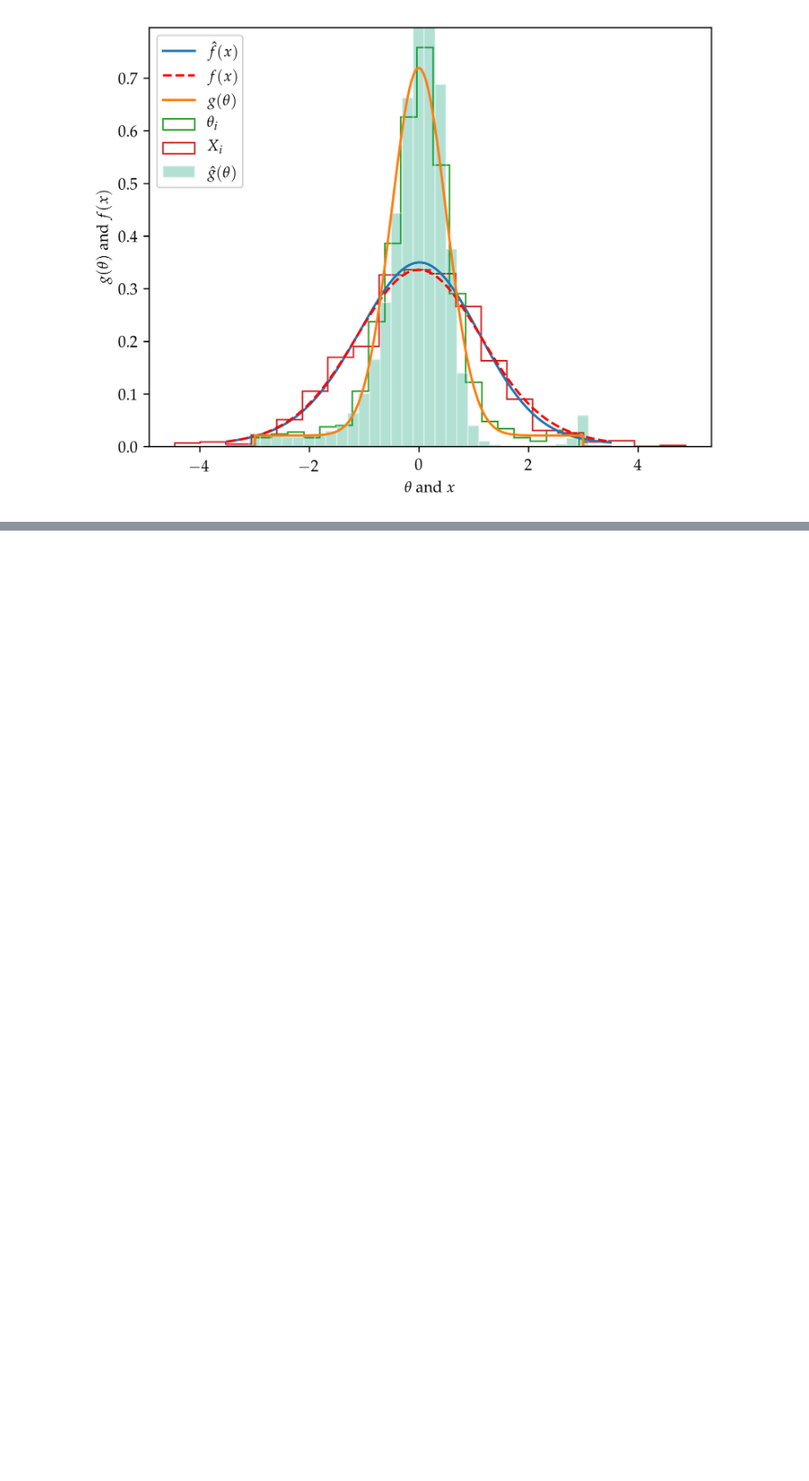
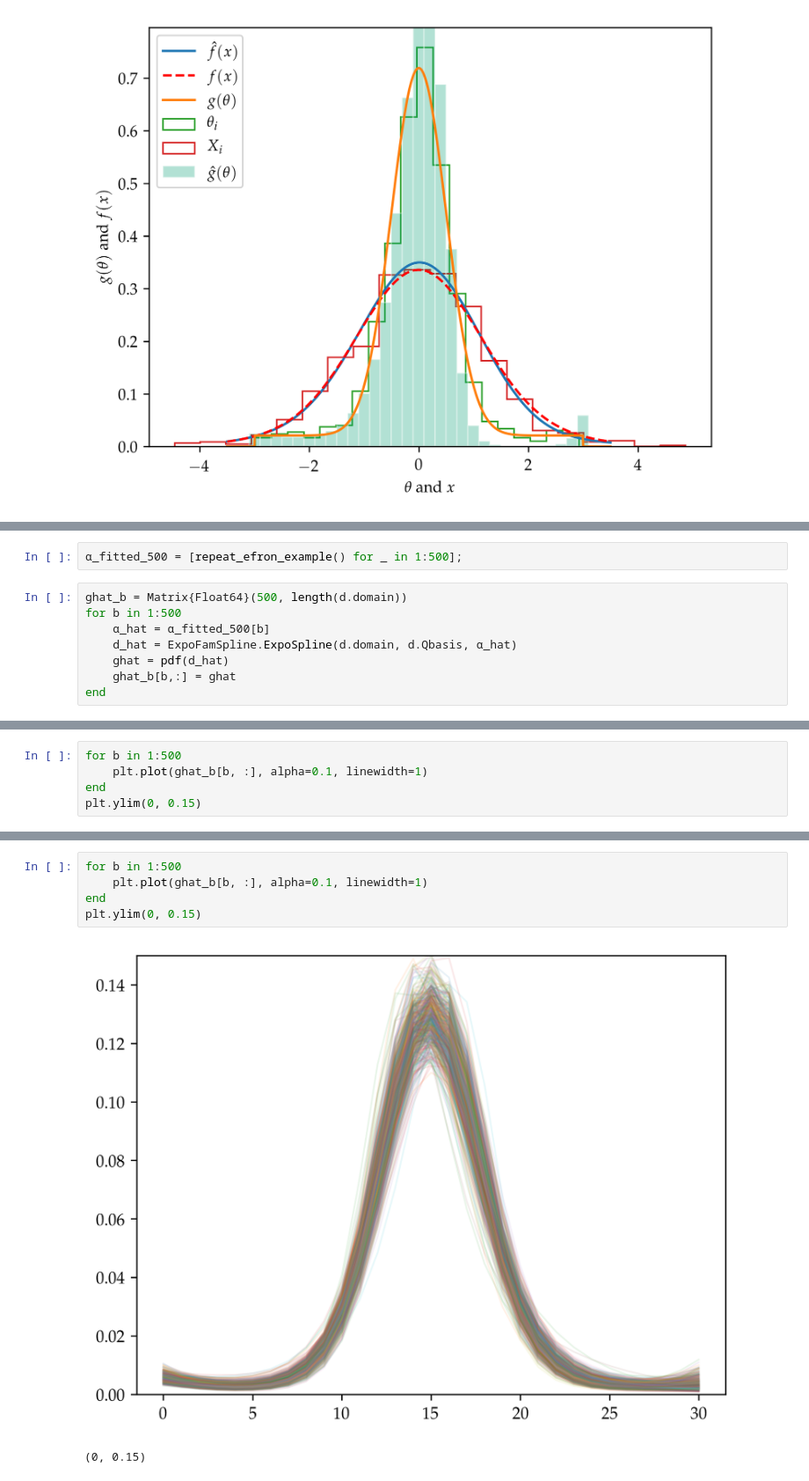
Before and after one commit to maximerischard/DeconvolutionTests.jl, a Jupyter notebook: notebooks/Efron_ExponentialFamily_Splines.ipynb, the cells around one changed output, grey strips where cells are left out. Shown at 88% size. Drawn from its saved outputs; the diff is of its cells as text; blank space fills up the shorter version.

```diff
--- a/notebooks/Efron_ExponentialFamily_Splines.ipynb
+++ b/notebooks/Efron_ExponentialFamily_Splines.ipynb
@@ -679,0 +828,10 @@ plt.legend(loc="upper left")
+# %%
+α_fitted_500 = [repeat_efron_example() for _ in 1:500];
+# %%
+ghat_b = Matrix{Float64}(500, length(d.domain))
+for b in 1:500
+    α_hat = α_fitted_500[b]
+    d_hat = ExpoFamSpline.ExpoSpline(d.domain, d.Qbasis, α_hat)
+    ghat = pdf(d_hat)
+    ghat_b[b,:] = ghat
+end
@@ -679,0 +857,5 @@ plt.legend(loc="upper left")
+# %%
+for b in 1:500
+    plt.plot(ghat_b[b, :], alpha=0.1, linewidth=1)
+end
+plt.ylim(0, 0.15)
@@ -679,0 +946,8 @@ plt.legend(loc="upper left")
+# %%
+for b in 1:500
+    plt.plot(ghat_b[b, :], alpha=0.1, linewidth=1)
+end
+plt.ylim(0, 0.15)
+# %% [output]
+[figure, added]
+(0, 0.15)
```
Also changed, not shown: parts of 57 cells of this notebook.
